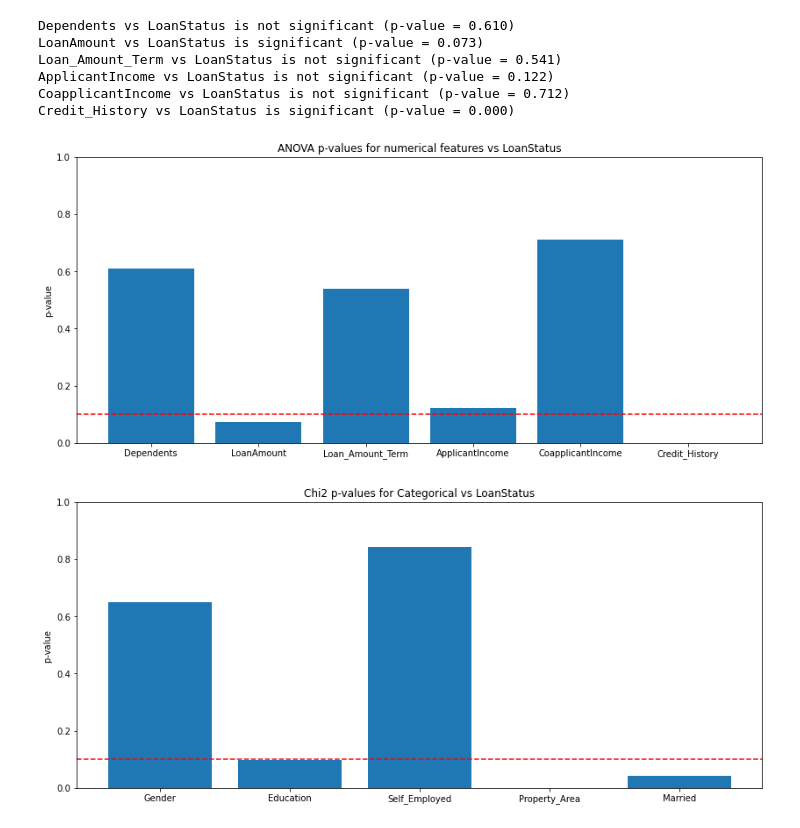
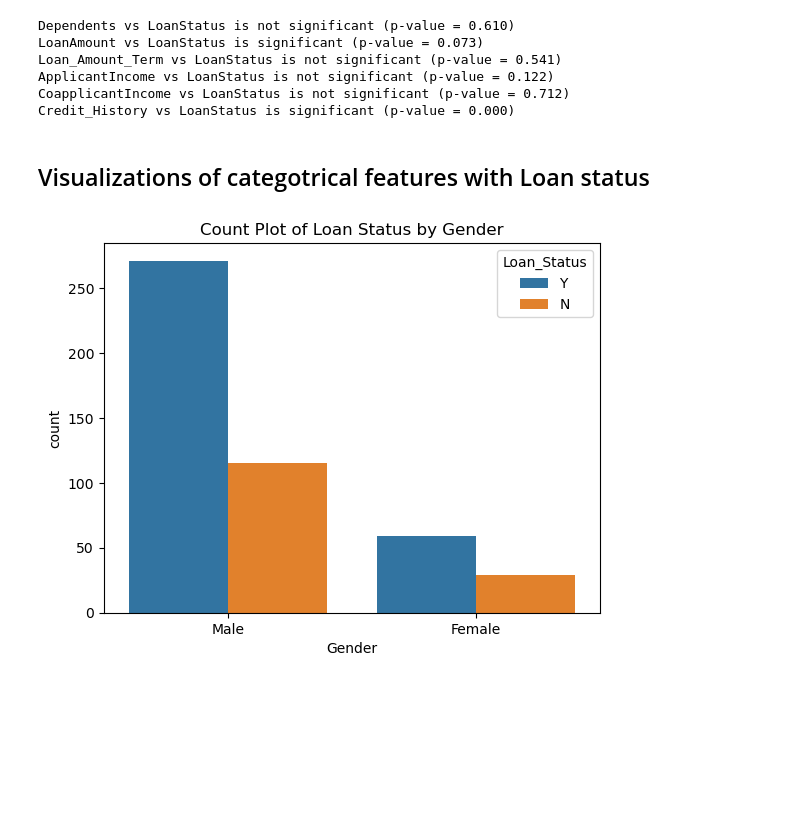
Before and after one commit to proton029/InternshipDataScience_banking, a Jupyter notebook: Data_Analytics.ipynb, the cells around one changed output. Saved outputs shown, nothing was run; the diff lists cells and outputs as text; code cells hidden in the pictures; blank space fills up the shorter version.

Commit message:
charts

```diff
--- a/Data_Analytics.ipynb
+++ b/Data_Analytics.ipynb
@@ -391,22 +365,25 @@ ApplicantIncome vs LoanStatus is not significant (p-value = 0.122)
 CoapplicantIncome vs LoanStatus is not significant (p-value = 0.712)
 Credit_History vs LoanStatus is significant (p-value = 0.000)
 # %%
-fig, ax = plt.subplots(figsize=(14,6))
-ax.bar(num_cols, pvalues)
-ax.set_ylabel('p-value')
-ax.set_ylim([0, 1])
-ax.axhline(y=alpha, color='r', linestyle='--')
-ax.set_title('ANOVA p-values for numerical features vs LoanStatus')
-plt.show()
+# fig, ax = plt.subplots(figsize=(14,6))
+# ax.bar(num_cols, pvalues)
+# ax.set_ylabel('p-value')
+# ax.set_ylim([0, 1])
+# ax.axhline(y=alpha, color='r', linestyle='--')
+# ax.set_title('ANOVA p-values for numerical features vs LoanStatus')
+# plt.show()
-# %% [output]
-[figure, removed]
 # %%
-fig, ax = plt.subplots(figsize=(14,6))
-ax.bar(cat_cols, pvalue_C)
-ax.set_ylabel('p-value ')
-ax.set_ylim([0, 1])
-ax.axhline(y=alpha, color='r', linestyle='--')
-ax.set_title('Chi2 p-values for Categorical vs LoanStatus')
-plt.show()
+# fig, ax = plt.subplots(figsize=(14,6))
+# ax.bar(cat_cols, pvalue_C)
+# ax.set_ylabel('p-value ')
+# ax.set_ylim([0, 1])
+# ax.axhline(y=alpha, color='r', linestyle='--')
+# ax.set_title('Chi2 p-values for Categorical vs LoanStatus')
+# plt.show()
-# %% [output]
-[figure, removed]
+# %% [markdown]
+## Visualizations of categotrical features with Loan status
+# %%
+sns.countplot(x='Gender', hue='Loan_Status', data=df);
+plt.title('Count Plot of Loan Status by Gender');
+# %% [output]
+[figure, added]
```
Also changed, not shown: parts of 17 cells of this notebook.
